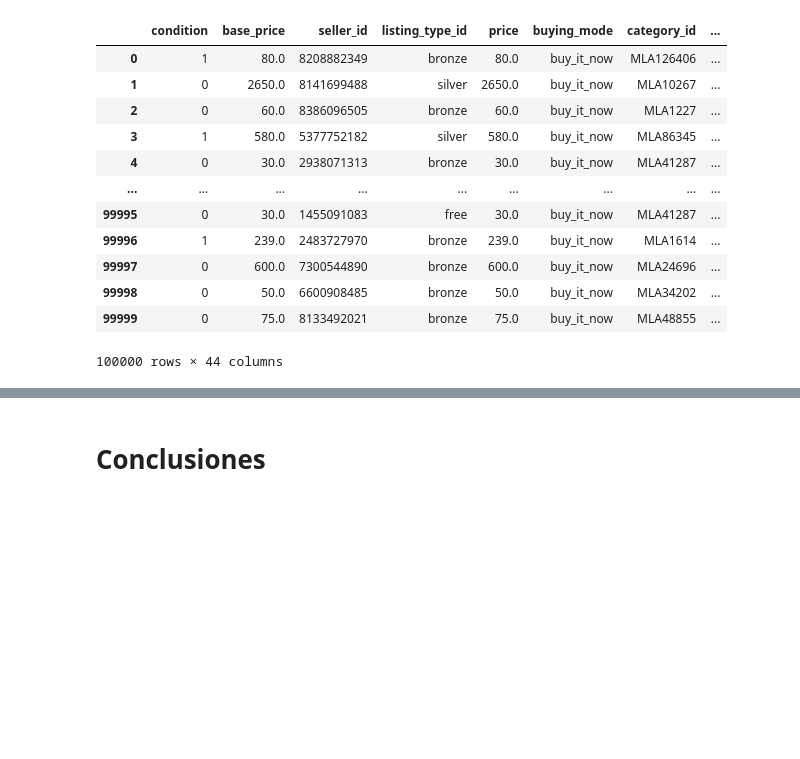
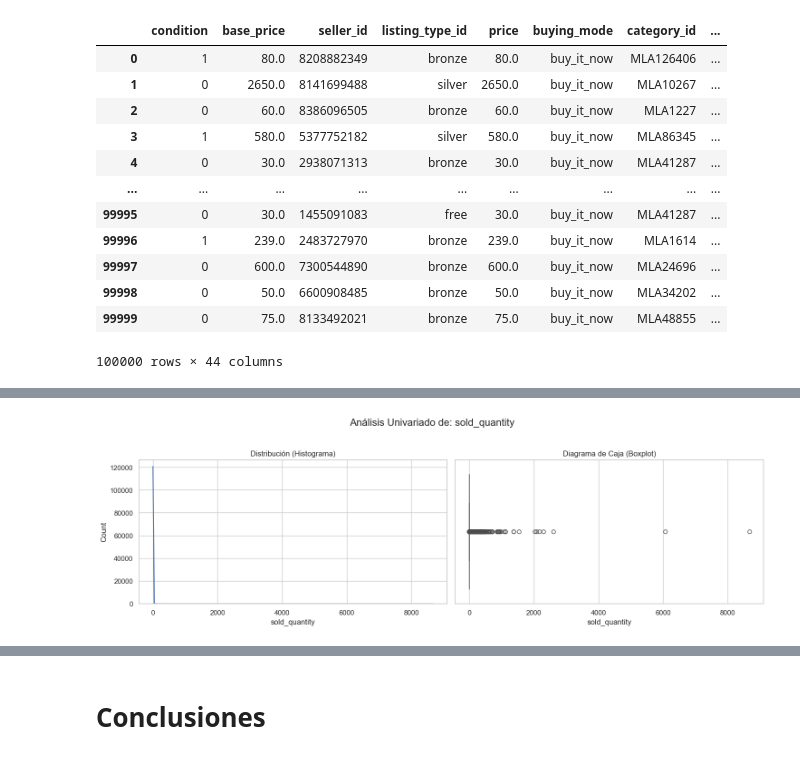
Before and after one commit to dbayterv/challenge-ds-meli, a Jupyter notebook: notebooks/01_EDA.ipynb, the cells around one changed output, grey strips where cells are left out. Cells and saved outputs as stored; diff of their text form; code cells hidden in the pictures; blank space fills up the shorter version.

```diff
--- a/notebooks/01_EDA.ipynb
+++ b/notebooks/01_EDA.ipynb
@@ -477,0 +510,5 @@ df_convert.describe(include='all').T
+# %%
+
+plot_univariate_numerical(df_convert, 'sold_quantity')
+# %% [output]
+[figure, added]
```
Also changed, not shown: parts of 18 cells of this notebook.
